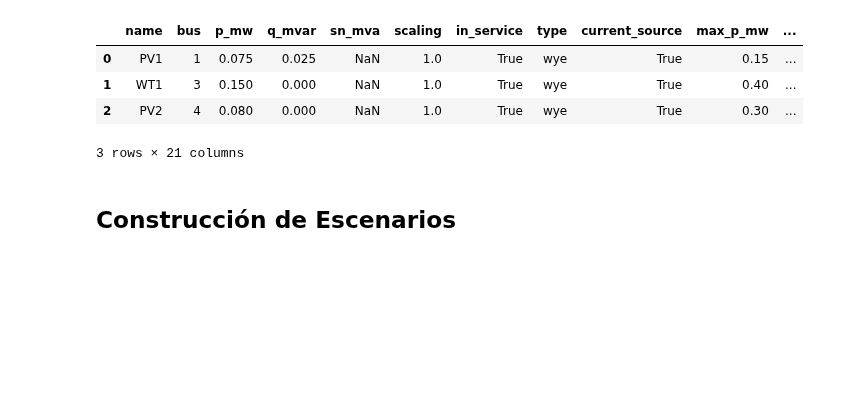
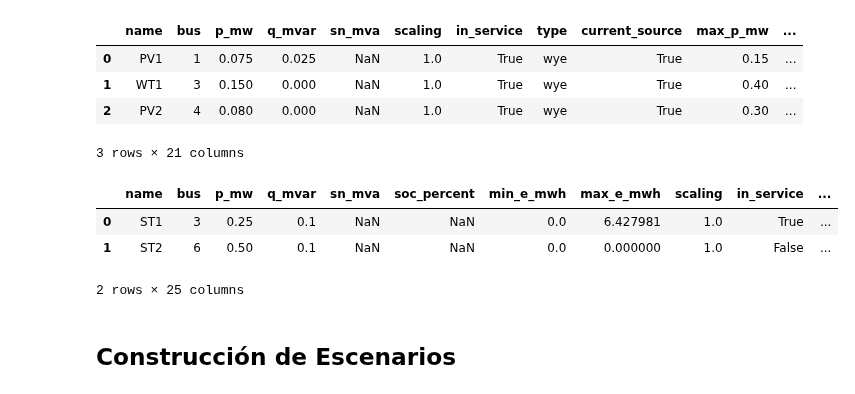
Before and after one commit to MGFO/MGFO, a Jupyter notebook: Simple_Model.ipynb, the cells around one changed output. Drawn from its saved outputs; the diff is of its cells as text; code cells hidden in the pictures; blank space fills up the shorter version.

```diff
--- a/Simple_Model.ipynb
+++ b/Simple_Model.ipynb
@@ -341,3 +365,10 @@ net.sgen
+# %%
+net.storage
+# %% [output]
+|  | name | bus | p_mw | q_mvar | sn_mva | soc_percent | min_e_mwh | max_e_mwh | scaling | in_service | ... |
+| 0 | ST1 | 3 | 0.25 | 0.1 | NaN | NaN | 0.0 | 6.427981 | 1.0 | True | ... |
+| 1 | ST2 | 6 | 0.50 | 0.1 | NaN | NaN | 0.0 | 0.000000 | 1.0 | False | ... |
+2 rows × 25 columns
 # %% [markdown]
 ## Construcción de Escenarios
 # %%
```
Also changed, not shown: parts of 15 cells of this notebook, 1 other file.
